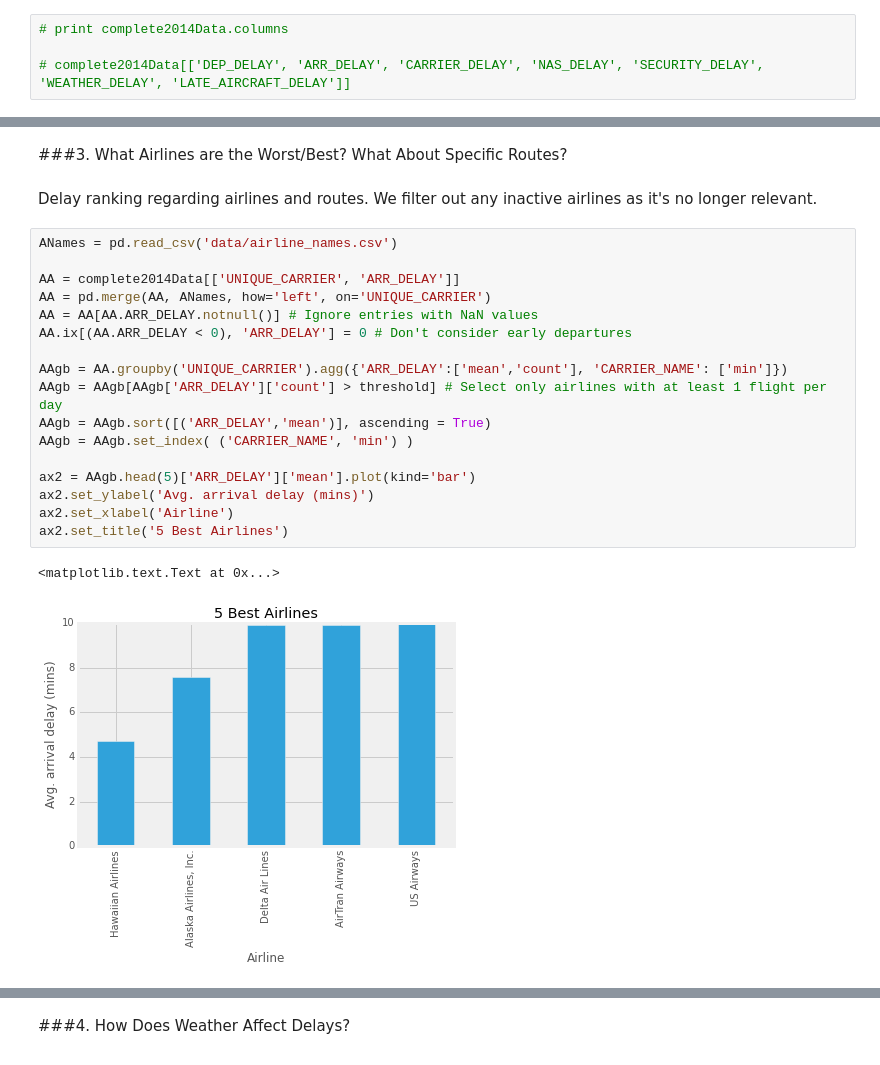
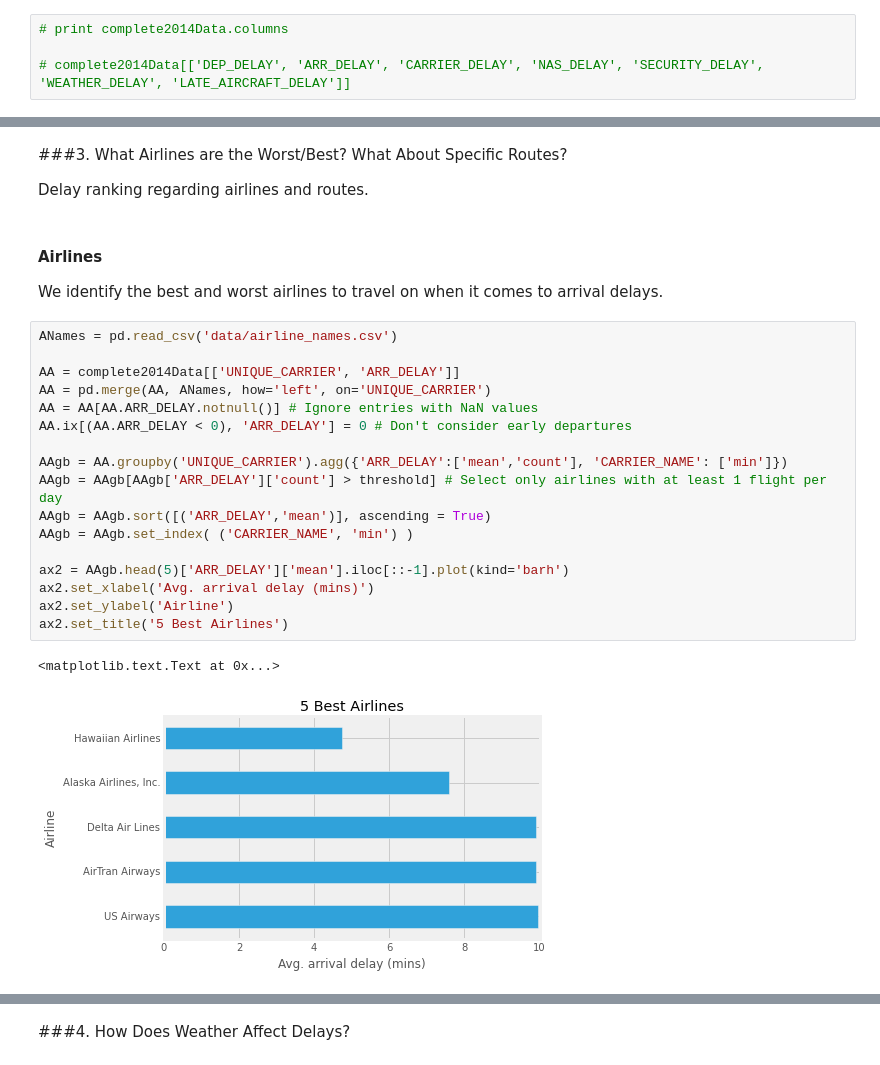
Before and after one commit to LeonhardFS/flightbbq, a Jupyter notebook: 03_DataExploration.ipynb, the cells around one changed output, grey strips where cells are left out. Cells and saved outputs as stored; diff of their text form.

```diff
--- a/03_DataExploration.ipynb
+++ b/03_DataExploration.ipynb
@@ -98,26 +98,30 @@ ax2.set_title('Greatest delay by destination airport')
 # %% [markdown]
 ###3. What Airlines are the Worst/Best? What About Specific Routes?
+
+Delay ranking regarding airlines and routes.
-# %% [markdown]
-Delay ranking regarding airlines and routes. We filter out any inactive airlines as it's no longer relevant.
+# %% [markdown]
+#### Airlines
+
+We identify the best and worst airlines to travel on when it comes to arrival delays.
 # %%
 ANames = pd.read_csv('data/airline_names.csv')
 
 AA = complete2014Data[['UNIQUE_CARRIER', 'ARR_DELAY']]
 AA = pd.merge(AA, ANames, how='left', on='UNIQUE_CARRIER')
 AA = AA[AA.ARR_DELAY.notnull()] # Ignore entries with NaN values
 AA.ix[(AA.ARR_DELAY < 0), 'ARR_DELAY'] = 0 # Don't consider early departures
 
 AAgb = AA.groupby('UNIQUE_CARRIER').agg({'ARR_DELAY':['mean','count'], 'CARRIER_NAME': ['min']})
 AAgb = AAgb[AAgb['ARR_DELAY']['count'] > threshold] # Select only airlines with at least 1 flight per day
 AAgb = AAgb.sort([('ARR_DELAY','mean')], ascending = True)
 AAgb = AAgb.set_index( ('CARRIER_NAME', 'min') )
 
-ax2 = AAgb.head(5)['ARR_DELAY']['mean'].plot(kind='bar')
-ax2.set_ylabel('Avg. arrival delay (mins)')
-ax2.set_xlabel('Airline')
+ax2 = AAgb.head(5)['ARR_DELAY']['mean'].iloc[::-1].plot(kind='barh')
+ax2.set_xlabel('Avg. arrival delay (mins)')
+ax2.set_ylabel('Airline')
 ax2.set_title('5 Best Airlines')
 # %% [output]
 <matplotlib.text.Text at 0x...>
-[figure, old version]
+[figure, new version]
 # %%
 AAgb = AAgb.sort([('ARR_DELAY','mean')], ascending = False)
```
Also changed, not shown: parts of 10 cells of this notebook, 1 other file.
